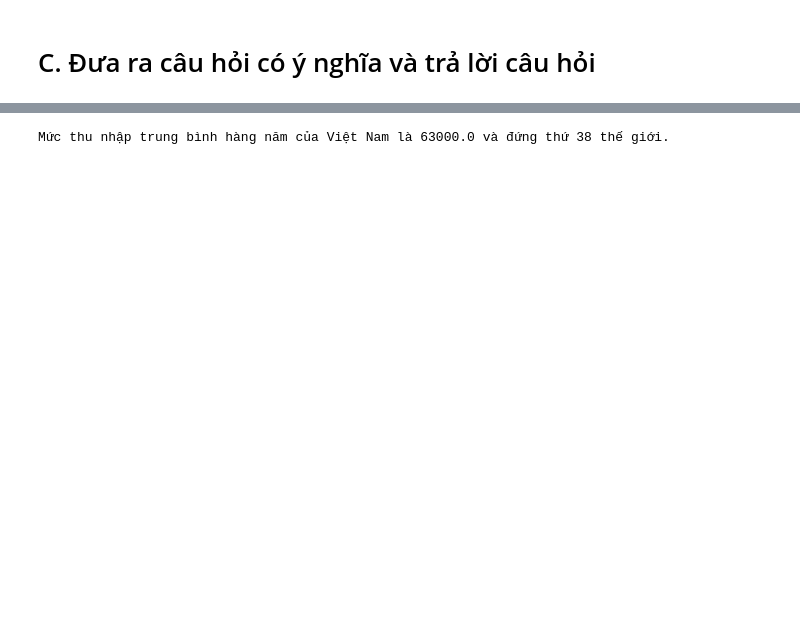
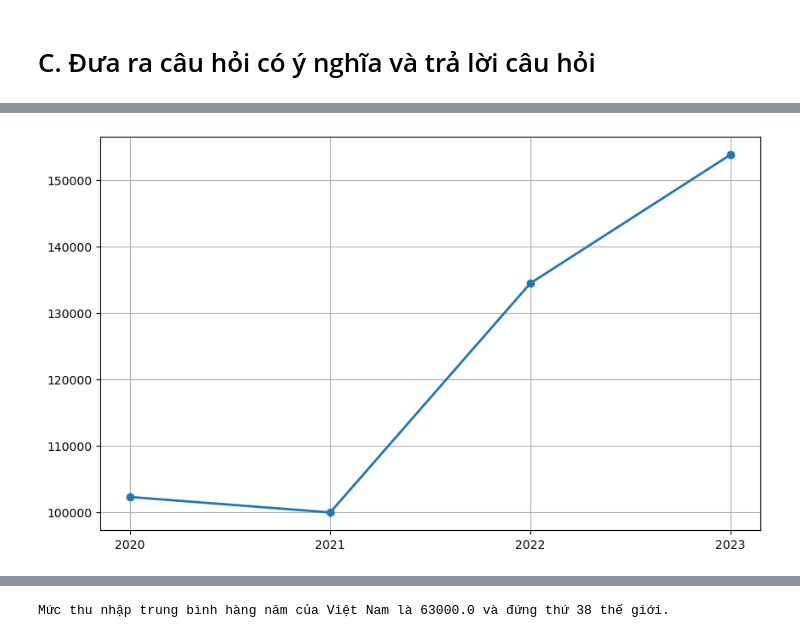
Before and after one commit to HoangNguyen31/P4DS_Final-Project, a Jupyter notebook: Project.ipynb, the cells around one changed output, grey strips where cells are left out. Cells and saved outputs as stored; diff of their text form; code cells hidden in the pictures; blank space fills up the shorter version.

```diff
--- a/Project.ipynb
+++ b/Project.ipynb
@@ -186,0 +398,6 @@ for column in categorical_df.columns:
+# %%
+# Nhóm dữ liệu dựa trên năm làm viecj và tính mức lương trung bình
+salary_through_year = df.groupby("work_year")["salary_in_usd"].mean().reset_index()
+salary_through_year.rename(columns = {"salary_in_usd":"mean_salary_usd"}, inplace = True)
+salary_through_year["mean_salary_usd"] = salary_through_year["mean_salary_usd"].round(2)
+salary_through_year
@@ -186,0 +410,10 @@ for column in categorical_df.columns:
+# %%
+# Vẽ biểu đồ đường
+plt.figure(figsize=(10,6))
+plt.plot(salary_through_year["work_year"], salary_through_year["mean_salary_usd"],
+         marker="o", linestyle="-", linewidth=2, markersize=6)
+plt.xticks([2020, 2021, 2022, 2023])
+plt.grid(True)
+plt.show()
+# %% [output]
+[figure, added]
```
Also changed, not shown: parts of 50 cells of this notebook.
